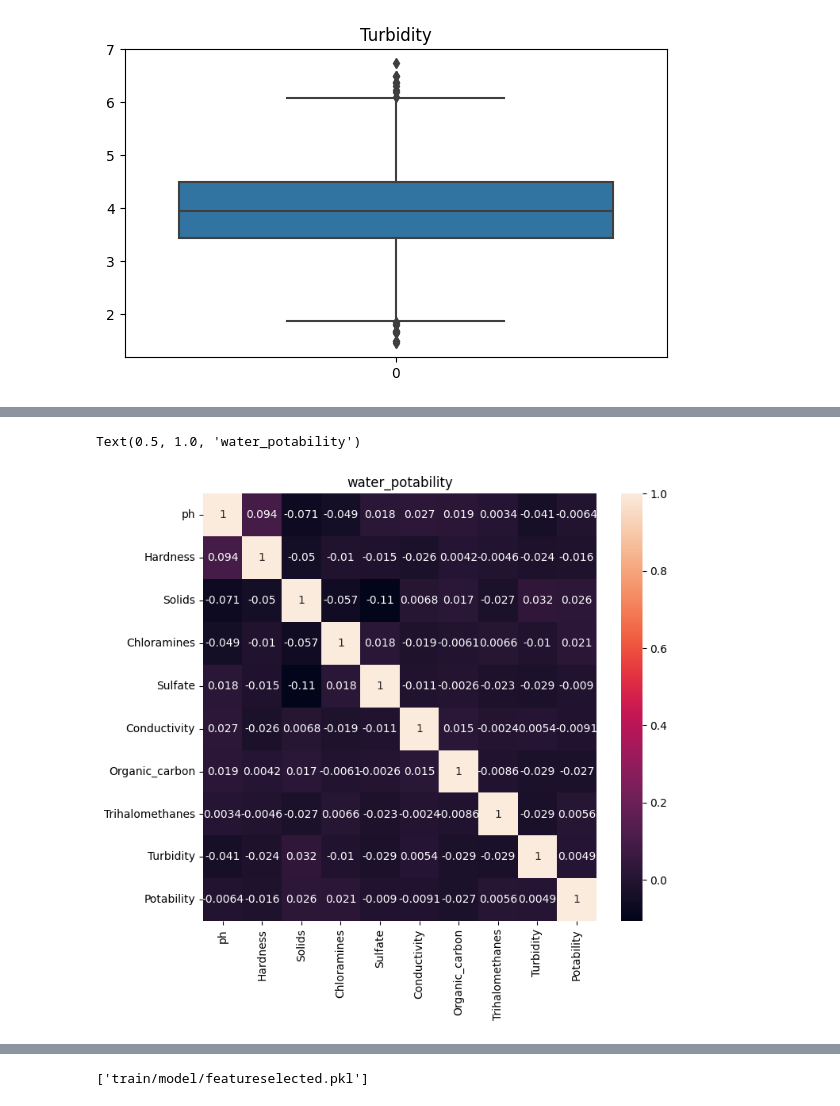
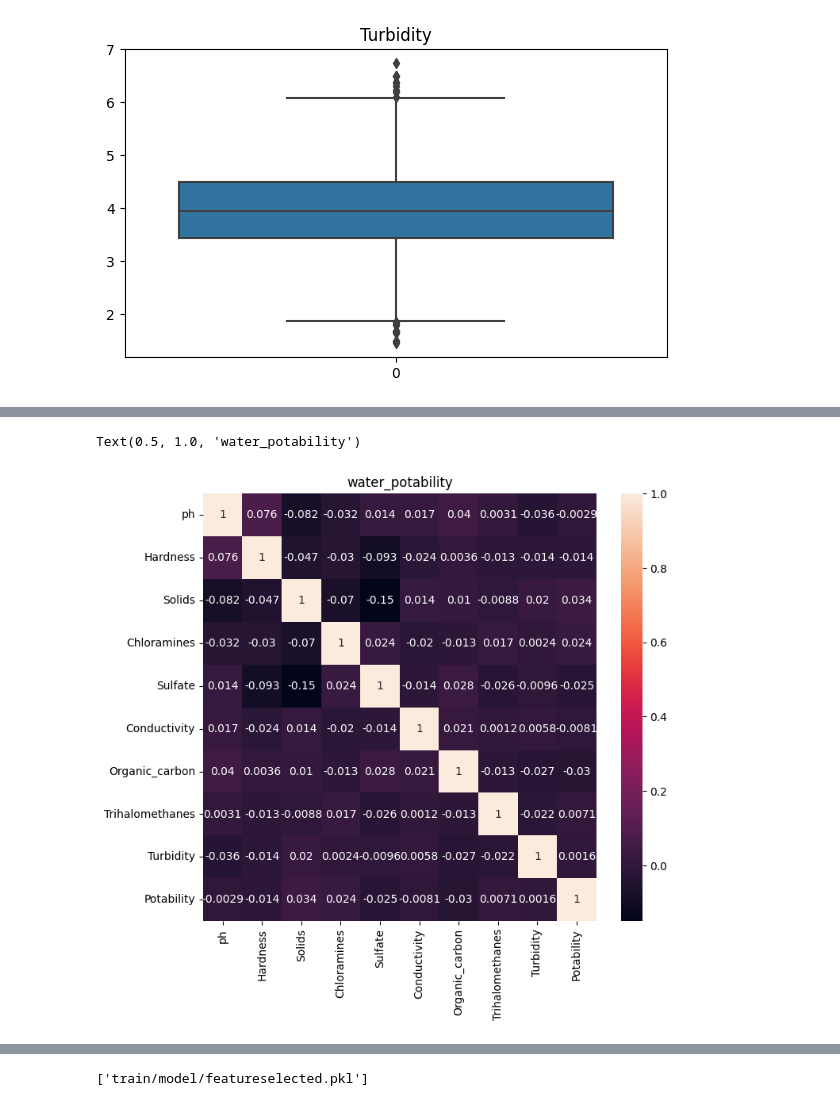
Before and after one commit to shibyraam/Project_DS, a Jupyter notebook: water_quality.ipynb, the cells around one changed output, grey strips where cells are left out. Saved outputs shown, nothing was run; the diff lists cells and outputs as text; code cells hidden in the pictures.

```diff
--- a/water_quality.ipynb
+++ b/water_quality.ipynb
@@ -376,7 +241,7 @@ df2
 # %%
 plt.figure(figsize=(8,7))
-sns.heatmap(df2.corr(),annot=True).set_title('water_potability')
+sns.heatmap(df.corr(),annot=True).set_title('water_potability')
 # %% [output]
 Text(0.5, 1.0, 'water_potability')
-[figure, old version]
+[figure, new version]
 # %%
```
Also changed, not shown: parts of 41 cells of this notebook, 10 other files.
